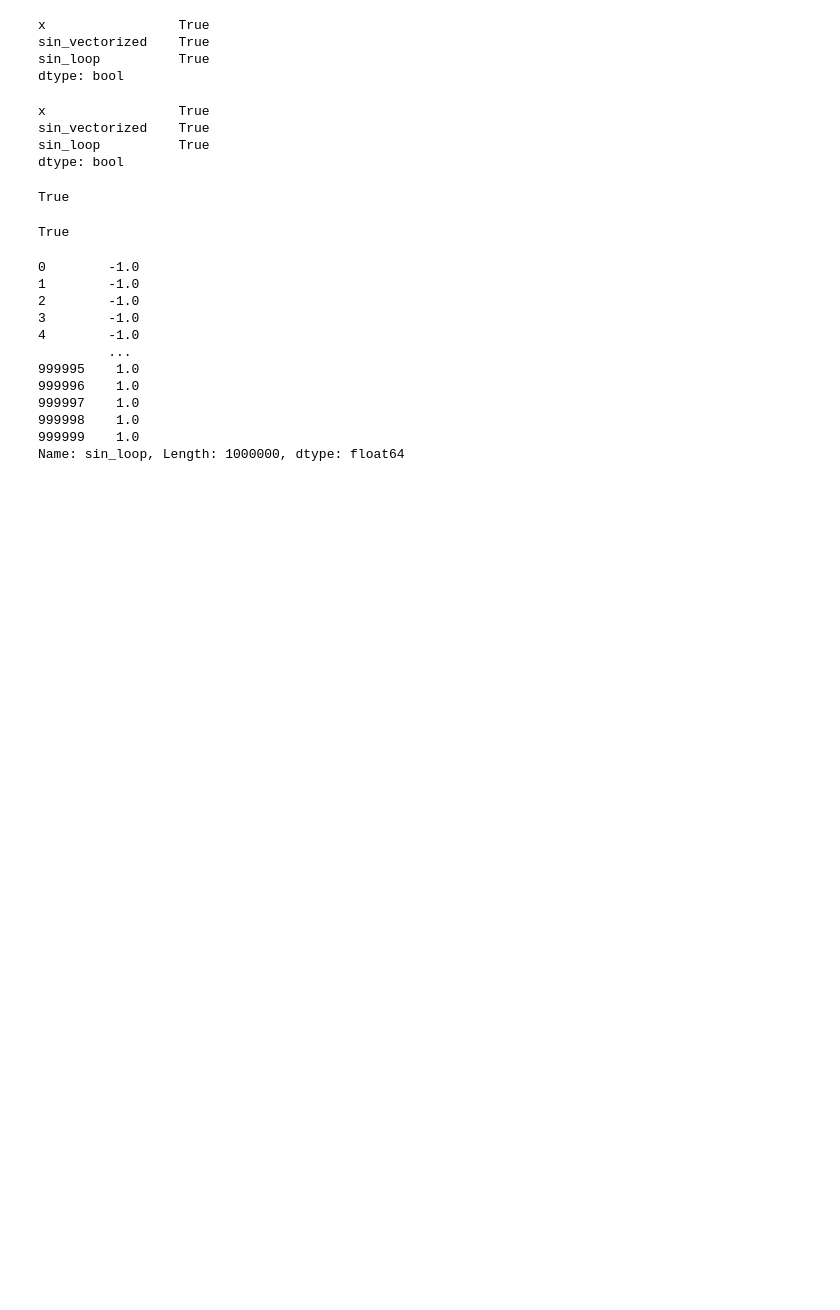
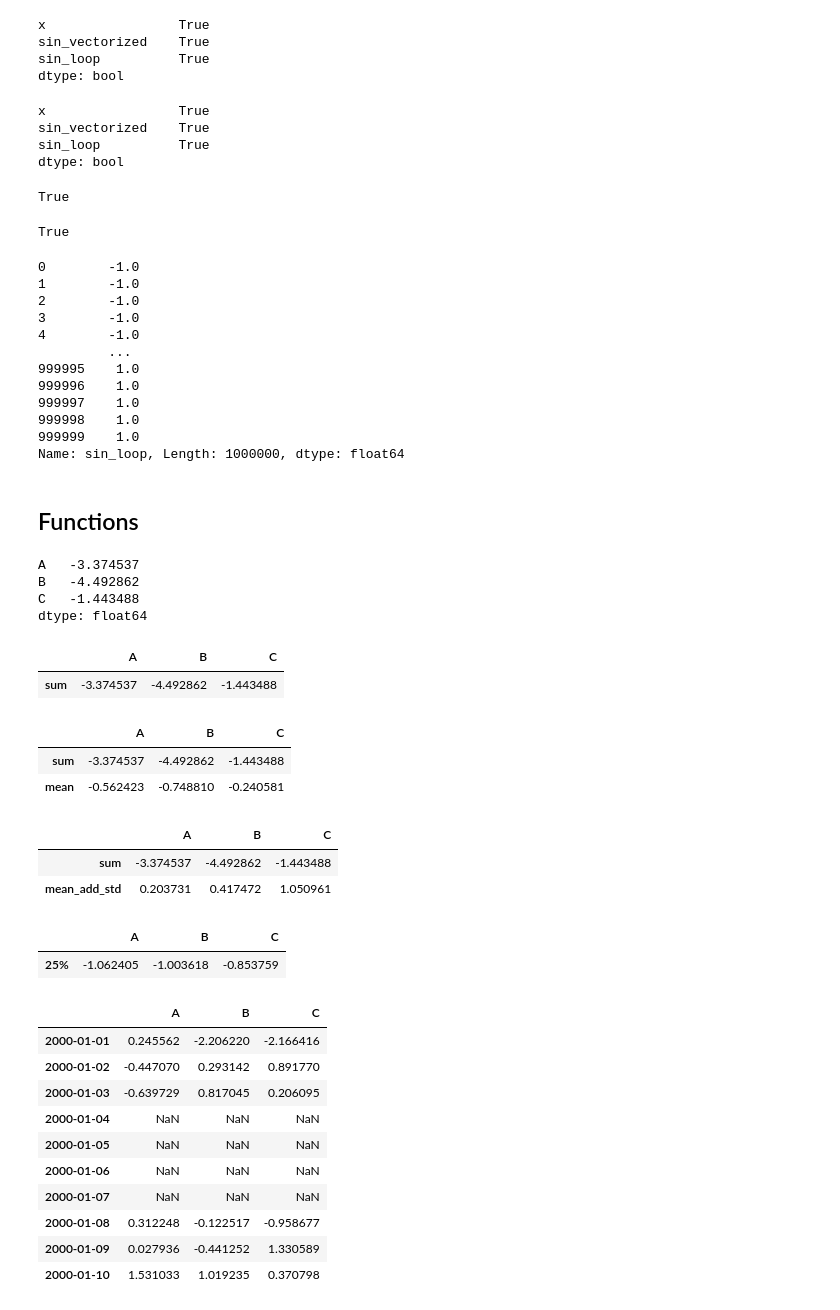
Before and after one commit to Patotricks15/pandas_documentation_study, a Jupyter notebook: essential_functionality.ipynb, the cells around one changed output. Saved outputs shown, nothing was run; the diff lists cells and outputs as text; code cells hidden in the pictures; blank space fills up the shorter version.

Commit message:
Functions and reindex

```diff
--- a/essential_functionality.ipynb
+++ b/essential_functionality.ipynb
@@ -161,3 +161,41 @@ df['sin_loop'].mode()
 999998    1.0
 999999    1.0
 Name: sin_loop, Length: 1000000, dtype: float64
+# %% [markdown]
+## Functions
+# %%
+tsdf = pd.DataFrame(
+    np.random.randn(10, 3),
+    columns=["A", "B", "C"],
+    index=pd.date_range("1/1/2000", periods=10),
+)
+# %%
+tsdf.iloc[3:7] = np.nan
+# %%
+tsdf.agg("sum")
+# %% [output]
+A   -3.374537
+B   -4.492862
+C   -1.443488
+dtype: float64
+# %%
+tsdf.agg(["sum"])
+# %% [output]
+|  | A | B | C |
+| sum | -3.374537 | -4.492862 | -1.443488 |
+# %%
+tsdf.agg(["sum", "mean"])
+# %% [output]
+|  | A | B | C |
+| sum | -3.374537 | -4.492862 | -1.443488 |
+| mean | -0.562423 | -0.748810 | -0.240581 |
+# %%
+def mean_add_std(x):
+    return x.mean() + x.std()
+
+
+tsdf.agg(["sum", mean_add_std])
+# %% [output]
+|  | A | B | C |
+| sum | -3.374537 | -4.492862 | -1.443488 |
+| mean_add_std | 0.203731 | 0.417472 | 1.050961 |
@@ -163,0 +206,21 @@ Name: sin_loop, Length: 1000000, dtype: float64
+# %%
+q_25 = partial(pd.Series.quantile, q=0.25)
+q_25.__name__ = "25%"
+tsdf.agg([q_25])
+# %% [output]
+|  | A | B | C |
+| 25% | -1.062405 | -1.003618 | -0.853759 |
+# %%
+tsdf.transform(lambda x: (x - x.mean() / x.std()))
+# %% [output]
+|  | A | B | C |
+| 2000-01-01 | 0.245562 | -2.206220 | -2.166416 |
+| 2000-01-02 | -0.447070 | 0.293142 | 0.891770 |
+| 2000-01-03 | -0.639729 | 0.817045 | 0.206095 |
+| 2000-01-04 | NaN | NaN | NaN |
+| 2000-01-05 | NaN | NaN | NaN |
+| 2000-01-06 | NaN | NaN | NaN |
+| 2000-01-07 | NaN | NaN | NaN |
+| 2000-01-08 | 0.312248 | -0.122517 | -0.958677 |
+| 2000-01-09 | 0.027936 | -0.441252 | 1.330589 |
+| 2000-01-10 | 1.531033 | 1.019235 | 0.370798 |
```
Also changed, not shown: parts of 23 cells of this notebook.
